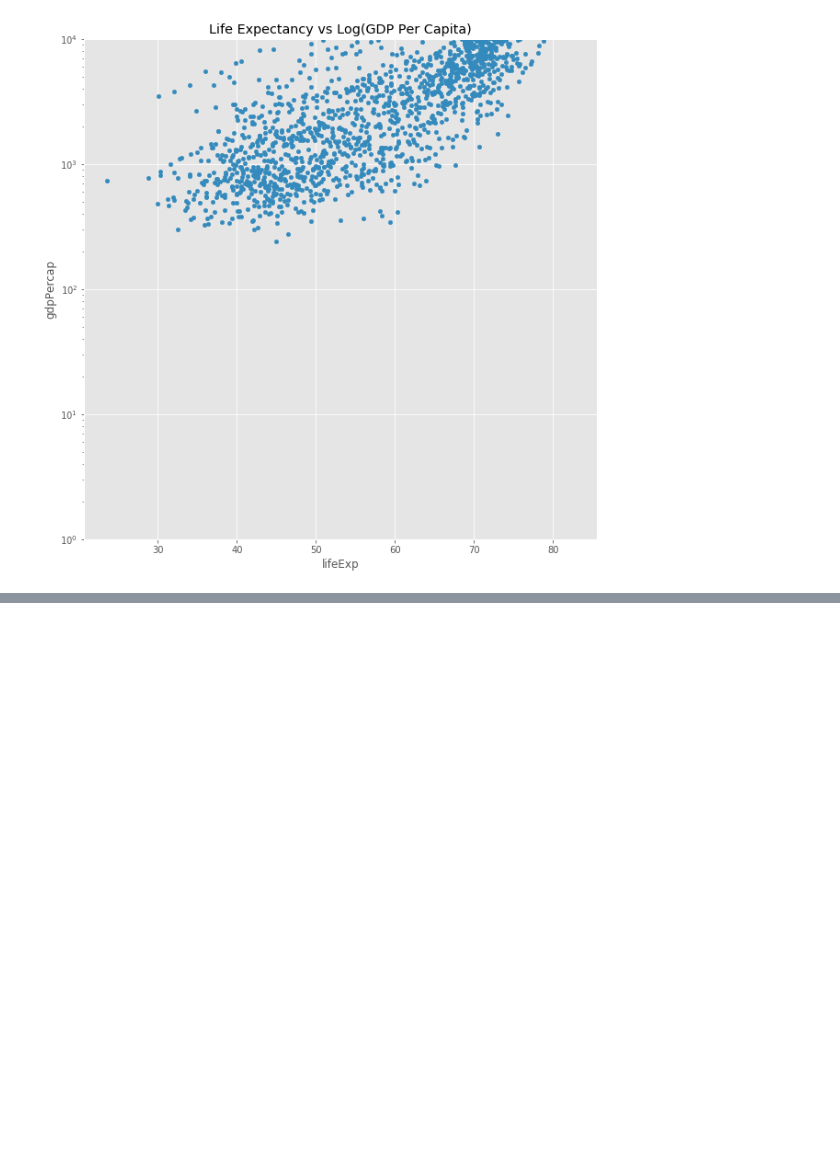
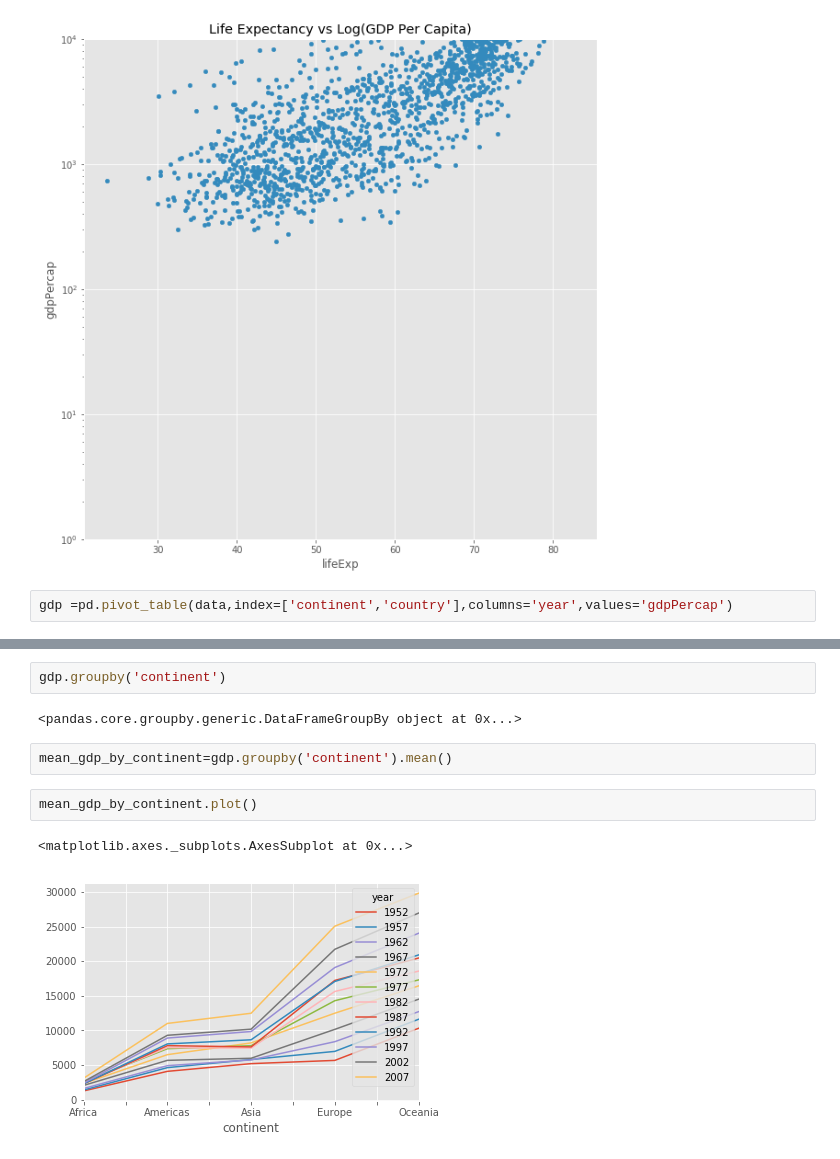
Before and after one commit to jeremy9959/Carpentries, a Jupyter notebook: 2020-01-13/class/PythonWorkshop.ipynb, the cells around one changed output, grey strips where cells are left out. Cells and saved outputs as stored; diff of their text form; blank space fills up the shorter version.

Commit message:
updated class data

```diff
--- a/2020-01-13/class/PythonWorkshop.ipynb
+++ b/2020-01-13/class/PythonWorkshop.ipynb
@@ -808,3 +808,5 @@ data.plot(kind='scatter',x='lifeExp',y='gdpPercap',logy=True,figsize=(10,10),tit
 plt.savefig('LifeExpectancyvsLogGDPPlot.png')
 # %% [output]
 [figure]
+# %%
+gdp =pd.pivot_table(data,index=['continent','country'],columns='year',values='gdpPercap')
@@ -810,0 +860,11 @@ plt.savefig('LifeExpectancyvsLogGDPPlot.png')
+# %%
+gdp.groupby('continent')
+# %% [output]
+<pandas.core.groupby.generic.DataFrameGroupBy object at 0x...>
+# %%
+mean_gdp_by_continent=gdp.groupby('continent').mean()
+# %%
+mean_gdp_by_continent.plot()
+# %% [output]
+<matplotlib.axes._subplots.AxesSubplot at 0x...>
+[figure, added]
```
Also changed, not shown: parts of 136 cells of this notebook, 14 other files.
